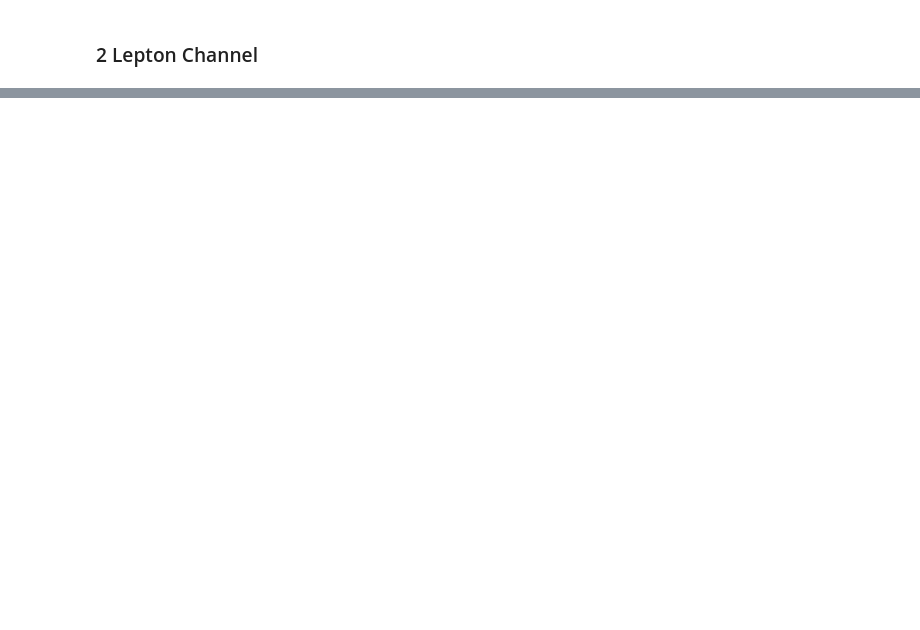
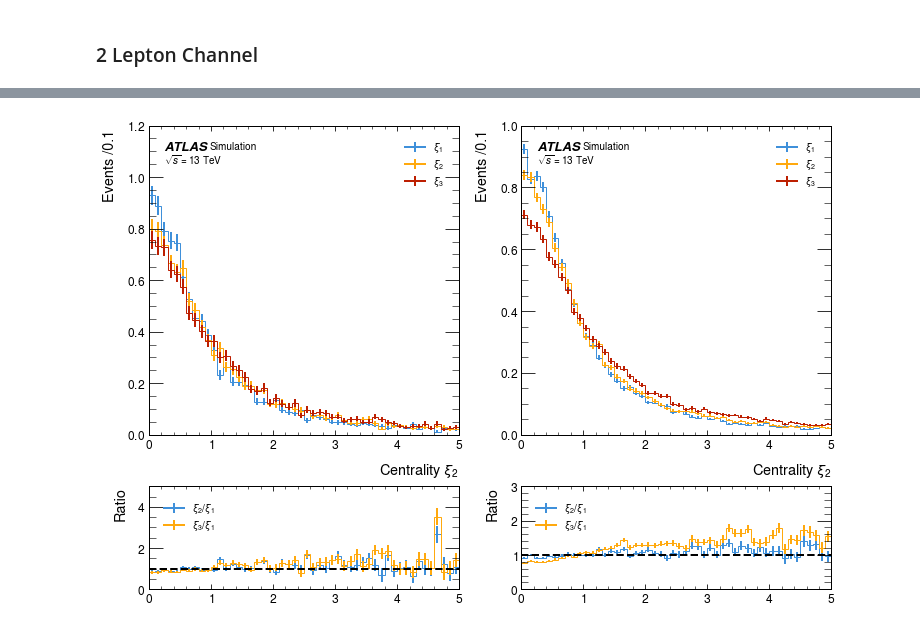
Before and after one commit to archiebrooks02/MPHYS-4Top, a Jupyter notebook: final_matched_events.ipynb, the cells around one changed output, grey strips where cells are left out. Saved outputs shown, nothing was run; the diff lists cells and outputs as text; code cells hidden in the pictures; blank space fills up the shorter version.

```diff
--- a/final_matched_events.ipynb
+++ b/final_matched_events.ipynb
@@ -856,0 +1139,8 @@ starting axis=0 concat
+# %%
+fm_3t_0L = ak.concatenate((fm_reco_tops_3tj_0L, fm_reco_tops_3tW_0L))
+dm_3t_0L = ak.concatenate((dm_reco_tops_3tj_0L, dm_reco_tops_3tW_0L))
+sm_3t_0L = ak.concatenate((sm_reco_tops_3tj_0L, sm_reco_tops_3tW_0L))
+
+fm_3t_1L = ak.concatenate((fm_reco_tops_3tj_1L, fm_reco_tops_3tW_1L))
+dm_3t_1L = ak.concatenate((dm_reco_tops_3tj_1L, dm_reco_tops_3tW_1L))
+sm_3t_1L = ak.concatenate((sm_reco_tops_3tj_1L, sm_reco_tops_3tW_1L))
@@ -1412,0 +1878,29 @@ plt.show()
+# %%
+def centrality(particle, reference_1, reference_2):
+    return np.abs(particle.rapidity - 0.5*(reference_1.rapidity + reference_2.rapidity))/np.abs(reference_1.rapidity-reference_2.rapidity)
+
+centrality_1_3t = centrality(highest_pt_3t, middle_pt_3t, lowest_pt_3t)
+centrality_2_3t = centrality(middle_pt_3t, highest_pt_3t, lowest_pt_3t)
+centrality_3_3t = centrality(lowest_pt_3t, highest_pt_3t, middle_pt_3t)
+
+centrality_1_4t = centrality(highest_pt_4t, second_highest_pt_4t, third_highest_pt_4t)
+centrality_2_4t = centrality(second_highest_pt_4t, highest_pt_4t, third_highest_pt_4t)
+centrality_3_4t = centrality(third_highest_pt_4t, highest_pt_4t, second_highest_pt_4t)
+
+fig, ax = plt.subplots(nrows = 2, ncols = 1, gridspec_kw={'height_ratios': [3,1]},figsize = (6,8))
+histogram([centrality_3_3t, centrality_3_4t], 50, ['3t', '4t'], ax[0], density = True, set_range=(0,5), ratio=True, ratio_axes=ax[1], x_units='')
+ax[0].set_xlabel(r'Centrality $\xi_3$')
+fig.subplots_adjust(hspace=0.25)
+plt.show()
+
+fig, ax = plt.subplots(nrows = 2, ncols = 1, gridspec_kw={'height_ratios': [3, 1]},figsize = (6,8))
+histogram([centrality_1_3t, centrality_1_4t], 50, ['3t', '4t'], ax[0], density = True, ratio=True, ratio_axes=ax[1], set_range=(0,5), x_units='')
+ax[0].set_xlabel(r'Centrality $\xi_1$')
+plt.subplots_adjust(hspace=0.25)
+plt.show()
+
+fig, ax = plt.subplots(nrows = 2, ncols = 1, gridspec_kw={'height_ratios': [3, 1]},figsize = (6,8))
+histogram([centrality_2_3t, centrality_2_4t], 50, ['3t', '4t'], ax[0], density = True, ratio=True, ratio_axes=ax[1], set_range=(0,5), x_units='')
+ax[0].set_xlabel(r'Centrality $\xi_2$')
+plt.subplots_adjust(hspace=0.25)
+plt.show()
@@ -1412,0 +1911,10 @@ plt.show()
+# %%
+fig, ax = plt.subplots(nrows = 2, ncols = 2, gridspec_kw={'height_ratios': [3, 1]},figsize = (12,8))
+histogram([centrality_1_4t, centrality_2_4t, centrality_3_4t], 50, [r'$\xi_1$', r'$\xi_2$', r'$\xi_3$'], ax[0,0], density = True, ratio=True, ratio_axes=ax[1,0], set_range=(0,5), x_units='')
+ax[0,0].set_xlabel(r'Centrality $\xi_2$')
+histogram([centrality_1_3t, centrality_2_3t, centrality_3_3t], 50, [r'$\xi_1$', r'$\xi_2$', r'$\xi_3$'], ax[0,1], density = True, ratio=True, ratio_axes=ax[1,1], set_range=(0,5), x_units='')
+ax[0,1].set_xlabel(r'Centrality $\xi_2$')
+plt.subplots_adjust(hspace=0.25)
+plt.show()
+# %% [output]
+[figure, added]
```
Also changed, not shown: parts of 58 cells of this notebook.
